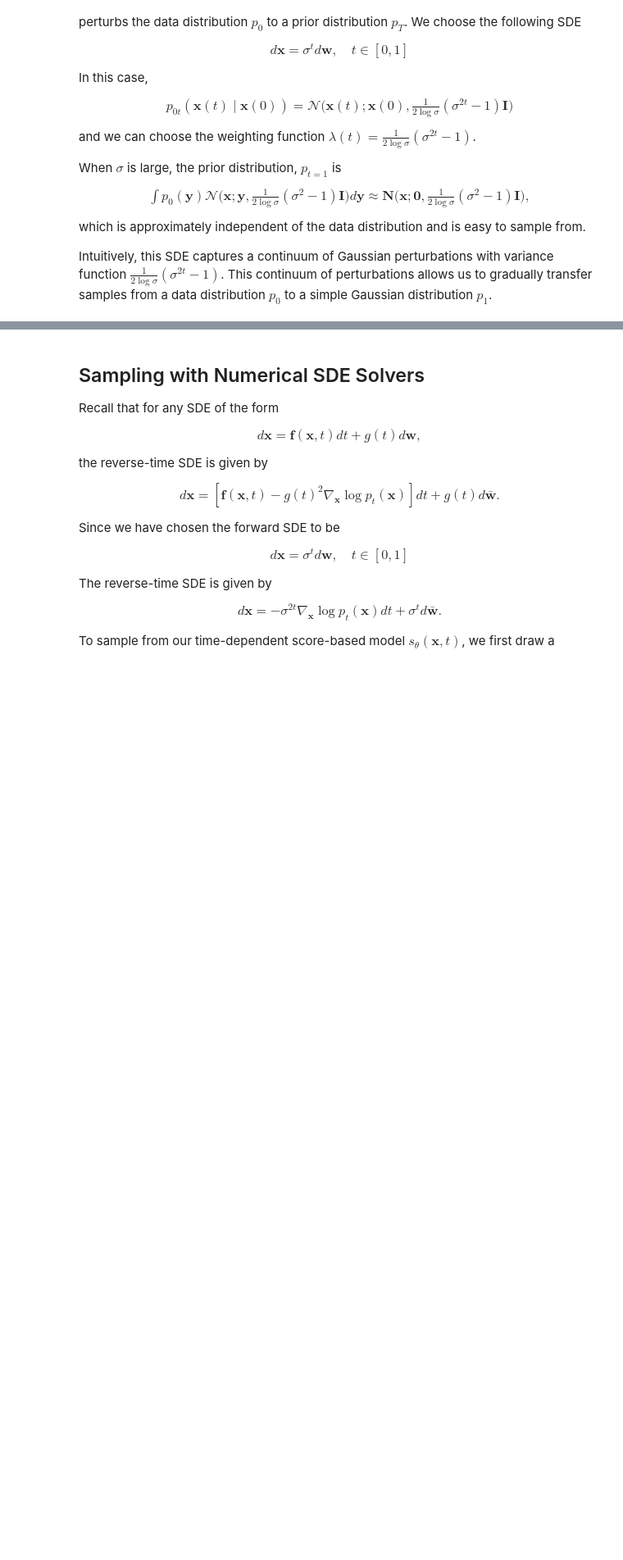
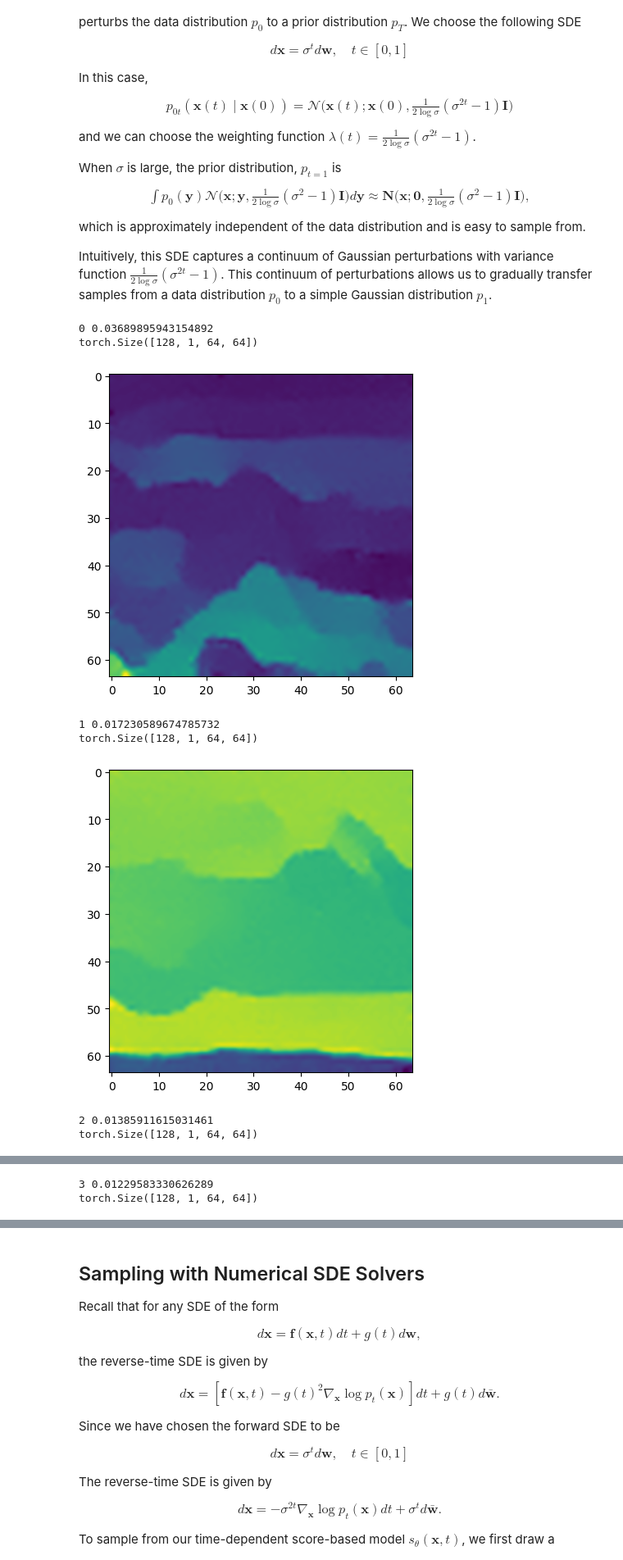
Before and after one commit to bbsun/dpm-solver, a Jupyter notebook: examples/score_sde_pytorch/Tutorial_on_Score_Based_Generative_Modeling_PyTorch_2D.ipynb, the cells around one changed output, grey strips where cells are left out. Shown at 82% size. Cells and saved outputs as stored; diff of their text form; code cells hidden in the pictures; blank space fills up the shorter version.

```diff
--- a/examples/score_sde_pytorch/Tutorial_on_Score_Based_Generative_Modeling_PyTorch_2D.ipynb
+++ b/examples/score_sde_pytorch/Tutorial_on_Score_Based_Generative_Modeling_PyTorch_2D.ipynb
@@ -195,7 +195,7 @@ class MODEL(nn.Module):
     return h
 # %%
 device = 'cuda' #@param ['cuda', 'cpu'] {'type':'string'}
-image_size = 32
+image_size = 64
 import sde_lib
 import sampling
 from myconfig import get_config
@@ -205,8 +205,8 @@ mymodel = UnetModel_DDPM().to(device)
 config = get_config()
 sde = sde_lib.VPSDE(beta_min=config.model.beta_min, beta_max=config.model.beta_max, N=config.model.num_scales)
 sampling_eps = 1e-3
-continuous = config.training.continuous
-reduce_mean = config.training.reduce_mean
+continuous  = True
+reduce_mean = True
 likelihood_weighting = config.training.likelihood_weighting
 loss_fn = get_sde_loss_fn(sde, True, reduce_mean=reduce_mean,continuous=continuous, likelihood_weighting=likelihood_weighting)
 sampling_shape = ( config.training.batch_size, 1, image_size, image_size )
@@ -242,7 +242,6 @@ import torchvision.transforms as transforms
 from torchvision.datasets import MNIST
 import tqdm
 import torchvision
-
 n_epochs = 50 #@param {'type':'integer'}
 ## size of a mini-batch
 batch_size =  32 #@param {'type':'integer'}
@@ -262,30 +261,52 @@ class mydataset(Dataset):
     def __len__(self):
         return data.shape[0]
     def __getitem__(self,index):
         x = self._transform(torch.tensor(data[index]))
         return x,1
 dataset = mydataset()
+transform = torchvision.transforms.Compose([
+  torchvision.transforms.Resize((image_size,image_size)),
+  torchvision.transforms.ToTensor(),
+  torchvision.transforms.Normalize((0.1307,), (0.3081,)),])
+# dataset   = torchvision.datasets.MNIST('./mnist', train= True, download = True,transform=transform)
 data_loader = DataLoader(dataset, batch_size=batch_size, shuffle=True, num_workers=0)
 from tqdm import tqdm
 optimizer = Adam(mymodel.parameters(), lr=lr)
 tqdm_epoch = tqdm(range(n_epochs))
 scaler = torch.cuda.amp.GradScaler()
+import matplotlib.pyplot as plt
 if(True):
   for epoch in tqdm_epoch:
     avg_loss = 0.
     num_items = 0
+    mymodel.train()
     for x, y in data_loader:
       x = x.to(device)
       batch = x
       with torch.autocast(device_type='cuda', dtype=torch.float16):
         loss = loss_fn(mymodel, batch)
       scaler.scale(loss).backward()
       scaler.step(optimizer)
       scaler.update()
       optimizer.zero_grad()
       avg_loss += loss.item() * x.shape[0]
       num_items += x.shape[0]
     # Print the averaged training loss so far.
     tqdm_epoch.set_description('Average Loss: {:5f}'.format(avg_loss / num_items))
     # Update the checkpoint after each epoch of training.
     torch.save(mymodel.state_dict(), 'ckpt.pth')
+    print(epoch, avg_loss/num_items)
+    mymodel.eval()
+    sample, n = sampling_fn(mymodel)
+    print(sample.shape)
+    plt.imshow(sample[3,0].detach().cpu().numpy(),interpolation='spline36')
+    plt.show()
+# %% [output]
+0 0.03689895943154892
+torch.Size([128, 1, 64, 64])
+[figure, added]
+1 0.017230589674785732
+torch.Size([128, 1, 64, 64])
+[figure, added]
+2 0.01385911615031461
+torch.Size([128, 1, 64, 64])
@@ -291,0 +314,2 @@ if(True):
+3 0.01229583330626289
+torch.Size([128, 1, 64, 64])
```
Also changed, not shown: parts of 2 cells of this notebook, 5 other files.
